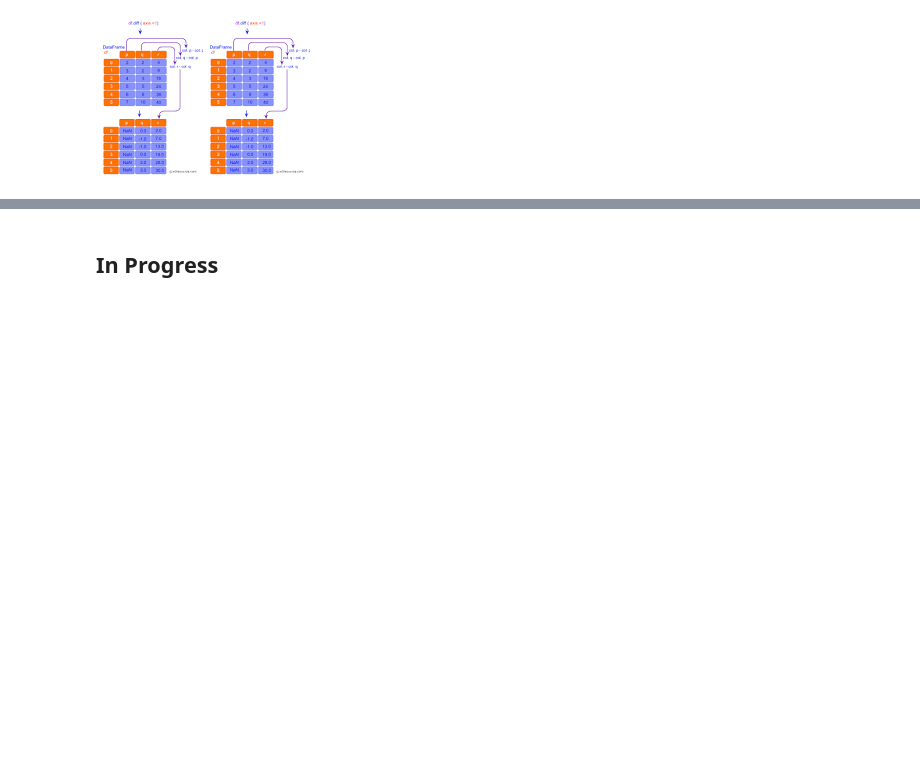
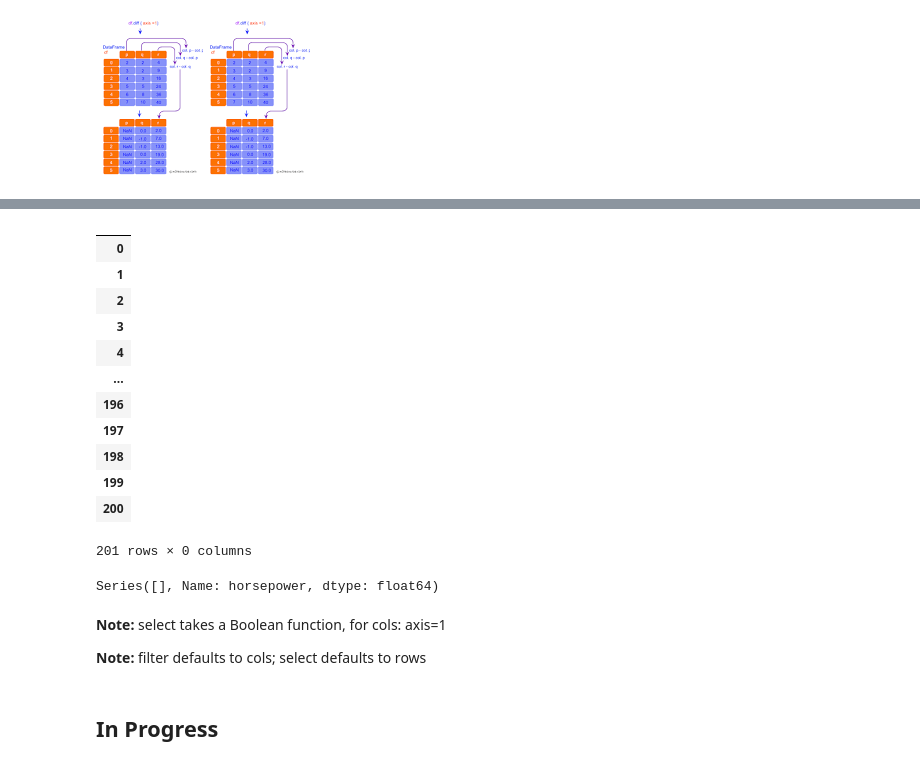
Before and after one commit to mohamedbakrey12/Full_Project, a Jupyter notebook: all-function-for-pandas-data-frame-complete.ipynb, the cells around one changed output, grey strips where cells are left out. Saved outputs shown, nothing was run; the diff lists cells and outputs as text; code cells hidden in the pictures; blank space fills up the shorter version.

```diff
--- a/all-function-for-pandas-data-frame-complete.ipynb
+++ b/all-function-for-pandas-data-frame-complete.ipynb
@@ -486,0 +520,22 @@ Name: horsepower, Length: 201, dtype: float64
+# %%
+# keep x in col
+df.filter(like='x')
+# %% [output]
+|  |
+| 0 |
+| 1 |
+| 2 |
+| 3 |
+| 4 |
+| ... |
+| 196 |
+| 197 |
+| 198 |
+| 199 |
+| 200 |
+201 rows × 0 columns
+# %%
+# regex in col
+df.filter(regex='x')
+# %% [output]
+Series([], Name: horsepower, dtype: float64)
@@ -486,0 +545,4 @@ Name: horsepower, Length: 201, dtype: float64
+# %% [markdown]
+**Note:** select takes a Boolean function, for cols: axis=1
+
+**Note:** filter defaults to cols; select defaults to rows
```
Also changed, not shown: parts of 8 cells of this notebook.
